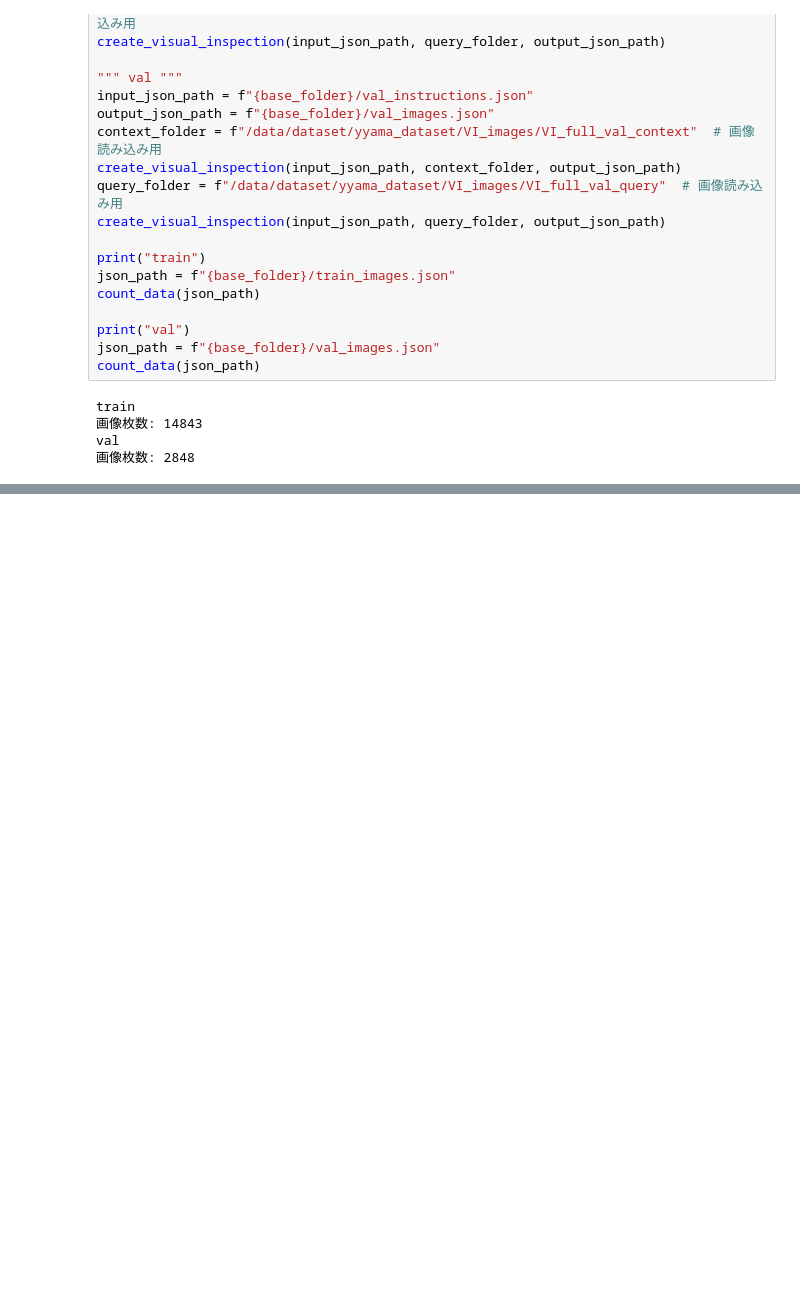
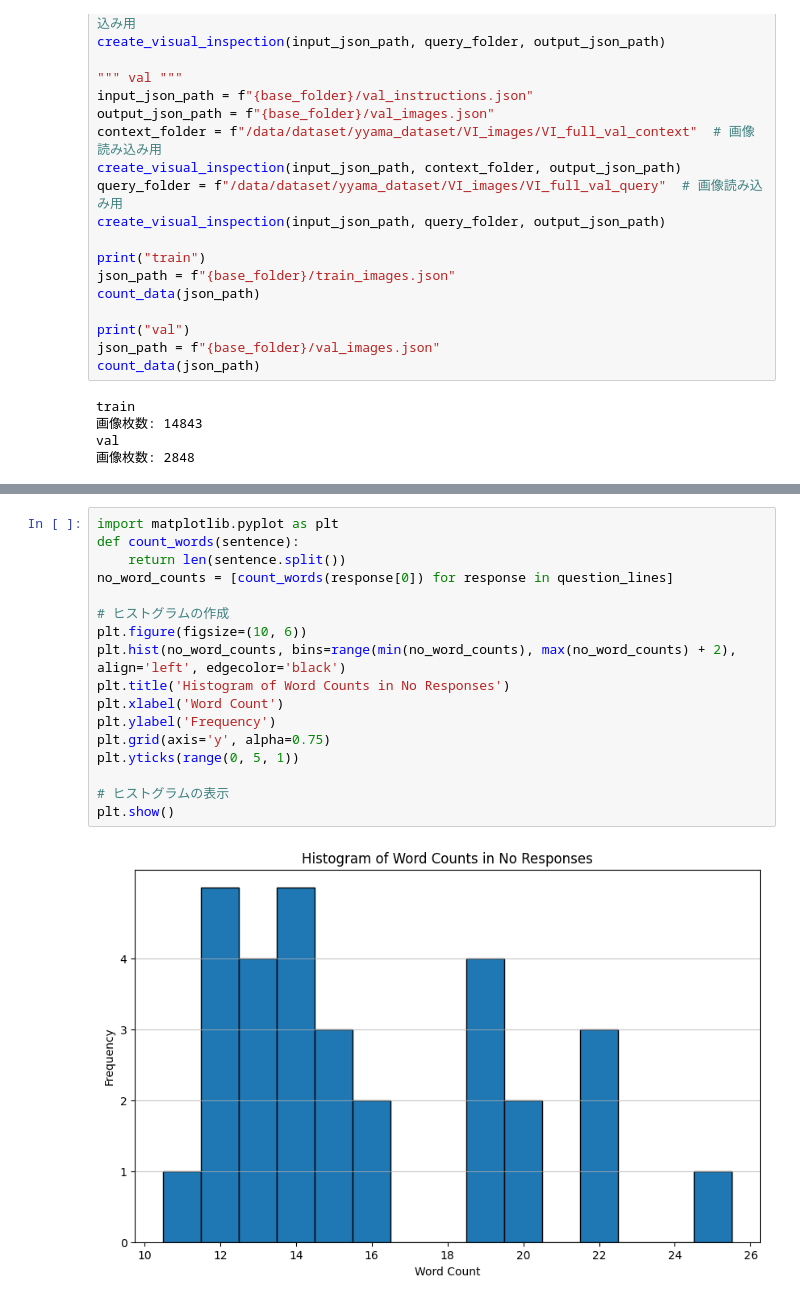
Before and after one commit to ia-gu/Otter, a Jupyter notebook: Otter_v2/generate_json_icl.ipynb, the cells around one changed output, grey strips where cells are left out. Drawn from its saved outputs; the diff is of its cells as text; blank space fills up the shorter version.

```diff
--- a/Otter_v2/generate_json_icl.ipynb
+++ b/Otter_v2/generate_json_icl.ipynb
@@ -675,0 +939,19 @@ val
+# %%
+import matplotlib.pyplot as plt
+def count_words(sentence):
+    return len(sentence.split())
+no_word_counts = [count_words(response[0]) for response in question_lines]
+
+# ヒストグラムの作成
+plt.figure(figsize=(10, 6))
+plt.hist(no_word_counts, bins=range(min(no_word_counts), max(no_word_counts) + 2), align='left', edgecolor='black')
+plt.title('Histogram of Word Counts in No Responses')
+plt.xlabel('Word Count')
+plt.ylabel('Frequency')
+plt.grid(axis='y', alpha=0.75)
+plt.yticks(range(0, 5, 1))
+
+# ヒストグラムの表示
+plt.show()
+# %% [output]
+[figure, added]
```
Also changed, not shown: parts of 39 cells of this notebook, 34 other files.
